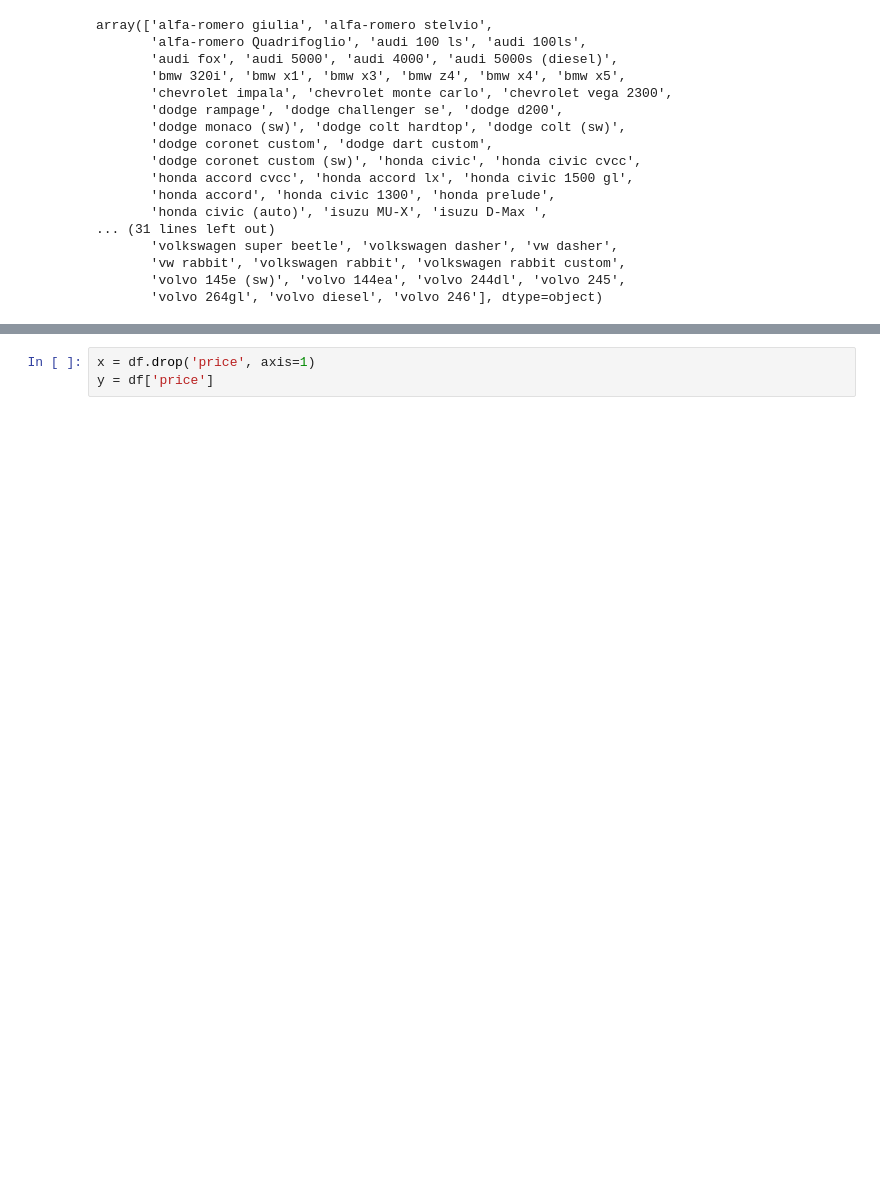
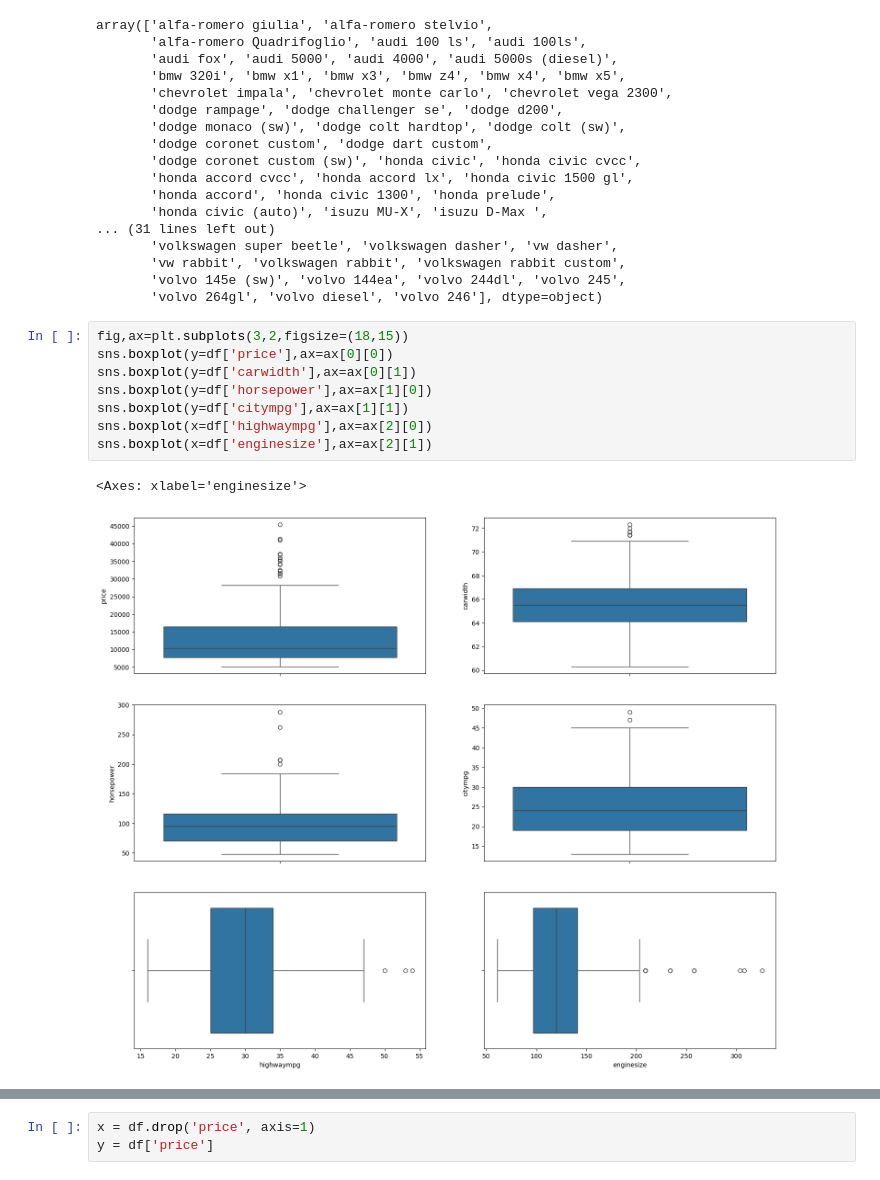
Before and after one commit to unnimaya-vu/CognoRise, a Jupyter notebook: car_priceprediction.ipynb, the cells around one changed output, grey strips where cells are left out. Saved outputs shown, nothing was run; the diff lists cells and outputs as text; blank space fills up the shorter version.

```diff
--- a/car_priceprediction.ipynb
+++ b/car_priceprediction.ipynb
@@ -166,3 +152,14 @@ array(['alfa-romero giulia', 'alfa-romero stelvio',
        'vw rabbit', 'volkswagen rabbit', 'volkswagen rabbit custom',
        'volvo 145e (sw)', 'volvo 144ea', 'volvo 244dl', 'volvo 245',
        'volvo 264gl', 'volvo diesel', 'volvo 246'], dtype=object)
+# %%
+fig,ax=plt.subplots(3,2,figsize=(18,15))
+sns.boxplot(y=df['price'],ax=ax[0][0])
+sns.boxplot(y=df['carwidth'],ax=ax[0][1])
+sns.boxplot(y=df['horsepower'],ax=ax[1][0])
+sns.boxplot(y=df['citympg'],ax=ax[1][1])
+sns.boxplot(x=df['highwaympg'],ax=ax[2][0])
+sns.boxplot(x=df['enginesize'],ax=ax[2][1])
+# %% [output]
+<Axes: xlabel='enginesize'>
+[figure, added]
```
Also changed, not shown: parts of 37 cells of this notebook.
